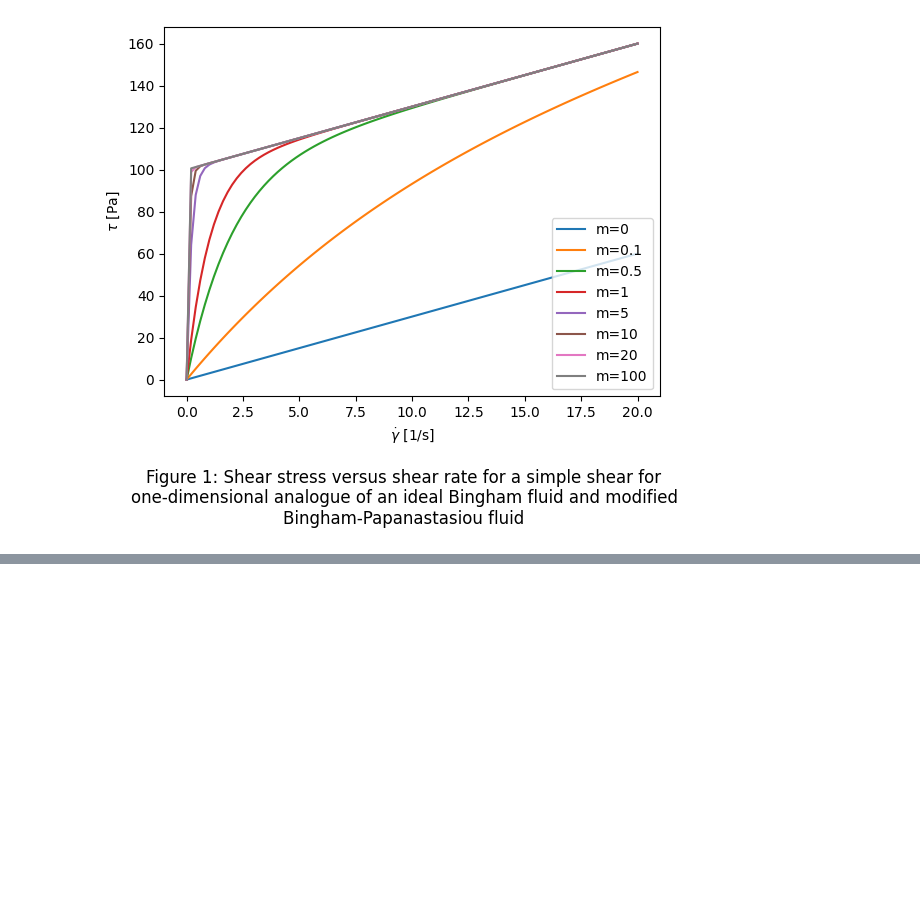
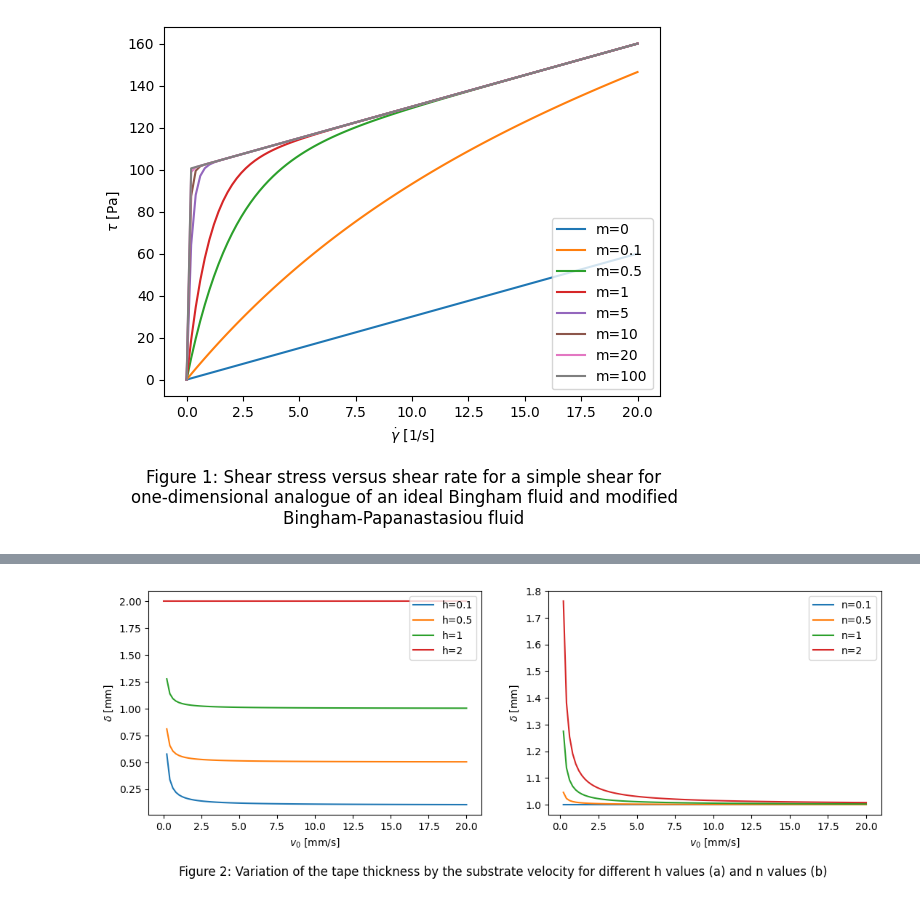
Before and after one commit to FW-Coding/FUSE-Internship-2024, a Jupyter notebook: Rheological and flow analysis model.ipynb, the cells around one changed output, grey strips where cells are left out. Drawn from its saved outputs; the diff is of its cells as text; code cells hidden in the pictures; blank space fills up the shorter version.

```diff
--- a/Rheological and flow analysis model.ipynb
+++ b/Rheological and flow analysis model.ipynb
@@ -68,0 +178,85 @@ Where $\chi=\frac 1n + 1$, $\psi = \frac{-1}{A_0\cdot k^{\frac 1n}}$, $A_0$ and
+# %%
+model = pybamm.BaseModel("Tape thickness (Power-law)")
+
+# define parameters
+A_0 = pybamm.Parameter("Integration constant 0")
+A_1 = pybamm.Parameter("Integration constant 1")
+A_2 = pybamm.Parameter("Integration constant 2")
+h = pybamm.Parameter("Blade height [mm]")
+k = pybamm.Parameter("Consistency [Pas^n]")
+n = pybamm.Parameter("Power-law index")
+v_0 = pybamm.Parameter("Substrate speed [mms-1]")
+
+# define variable
+#h = pybamm.Variable("Coating thickness [m]")
+
+
+# governing equations
+model.variables["Tape thickness [mm]"] = (-(-A_0*h+A_1)**(1/n+2)-(A_1)**(1/n+2))/(v_0*A_0*(-1/A_0*k**(1/n))*(1/n+1)*(1/n+2))+A_2*h
+
+#Add parameters
+param = pybamm.ParameterValues(
+    {
+        "Integration constant 0": 1,
+        "Integration constant 1": 1,
+        "Integration constant 2": 1,
+        "Blade height [mm]": "[input]",
+        "Consistency [Pas^n]": 3,
+        "Power-law index": "[input]",
+        "Substrate speed [mms-1]": "[input]",
+    }
+)
+
+v_0_values = np.linspace(0, 20, 100)
+tape_thickness_h = []
+tape_thickness_n = []
+values = [0.1,0.5,1,2]
+
+# plot
+fig, (ax1, ax2) = plt.subplots(1, 2, figsize=(13, 4))
+
+#Loop over each h value and plot
+for j in values:
+    param["Blade height [mm]"] = j
+    param["Power-law index"] = 1
+
+    #Plots the solution to the model over a range of substrate speed values for the given h value
+    for i in v_0_values:
+        sim_h = pybamm.Simulation(model, parameter_values=param, solver=pybamm.DummySolver())
+        sol_h = sim_h.solve([0, 1], inputs={"Substrate speed [mms-1]":i})
+        tape_thickness_h.append(sol_h["Tape thickness [mm]"].entries[0])
+
+    ax1.plot(v_0_values, tape_thickness_h, label = "h={}".format(j))
+    tape_thickness_h = []
+
+
+#Loop over each n value and plot
+for q in values:
+    param["Power-law index"] = q
+    param["Blade height [mm]"] = 1
+
+    #Plots the solution to the model over a range of substrate speed values for the given n value
+    for g in v_0_values:
+        sim = pybamm.Simulation(model, parameter_values=param, solver=pybamm.DummySolver())
+        sol = sim.solve([0, 1], inputs={"Substrate speed [mms-1]":g})
+        tape_thickness_n.append(sol["Tape thickness [mm]"].entries[0])
+
+    ax2.plot(v_0_values, tape_thickness_n, label = "n={}".format(q))
+    tape_thickness_n = []
+
+
+
+#Figure labels
+ax1.set_xlabel(r"$v_0$ [mm/s]")
+ax1.set_ylabel(r"$\delta$ [mm]")
+ax1.legend()
+
+ax2.set_xlabel(r"$v_0$ [mm/s]")
+ax2.set_ylabel(r"$\delta$ [mm]")
+ax2.legend()
+
+
+#Figure caption
+txt="Figure 2: Variation of the tape thickness by the substrate velocity for different h values (a) and n values (b)"
+plt.figtext(0.5, -0.1, txt, wrap=True, horizontalalignment='center', fontsize=12)
+# %% [output]
@@ -68,0 +264 @@ Where $\chi=\frac 1n + 1$, $\psi = \frac{-1}{A_0\cdot k^{\frac 1n}}$, $A_0$ and
+[figure, added]
```
Also changed, not shown: parts of 9 cells of this notebook, 2 other files.
